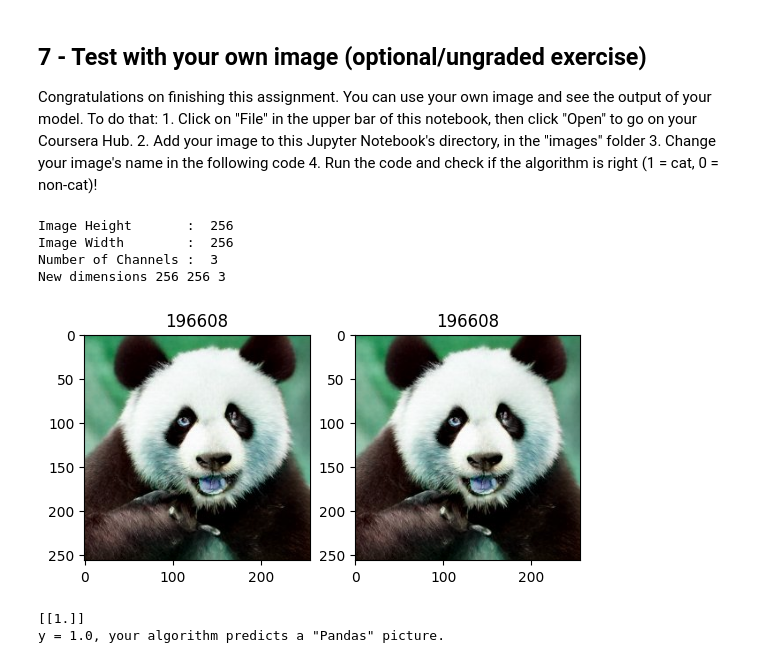
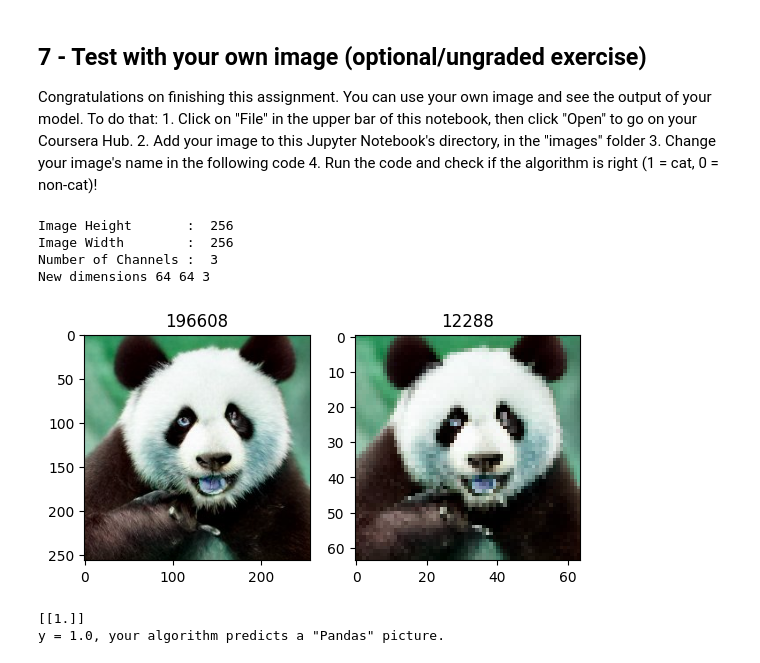
Before and after one commit to BrianMatasca/0_LR_NN_V2, a Jupyter notebook: Copia_de_0_LR_NN_V2.ipynb, the cells around one changed output. Drawn from its saved outputs; the diff is of its cells as text; code cells hidden in the pictures.

```diff
--- a/Copia_de_0_LR_NN_V2.ipynb
+++ b/Copia_de_0_LR_NN_V2.ipynb
@@ -844,36 +838,36 @@ channels = img.shape[2]
 #print('Image Dimension    : ',dimensions)
 print('Image Height       : ',height)
 print('Image Width        : ',width)
 print('Number of Channels : ',channels)
 
 h, w, c = img.shape
 
 # new resized image
-resizedImage = cv2.resize(img, (256, 256))
+resizedImage = cv2.resize(img, (64, 64))
 
 h, w, c = resizedImage.shape
 
 print ("New dimensions", h, w, c)
 
 def plot_image(img1, img2):
     plt.subplot(1, 2, 1)
 
     plt.imshow(img1)
     plt.title(img1.size)
 
     plt.subplot(1, 2, 2)
     plt.imshow(img2)
     plt.title(img2.size)
 
     plt.show()
 
 plot_image(img, resizedImage)
 # %% [output]
 Image Height       :  256
 Image Width        :  256
 Number of Channels :  3
-New dimensions 256 256 3
+New dimensions 64 64 3
-[figure, old version]
+[figure, new version]
 # %%
 my_image = resizedImage.reshape((1, num_px * num_px * 3)).T
 my_predicted_image = predict(d["w"], d["b"], my_image)
```
Also changed, not shown: parts of 10 cells of this notebook.
